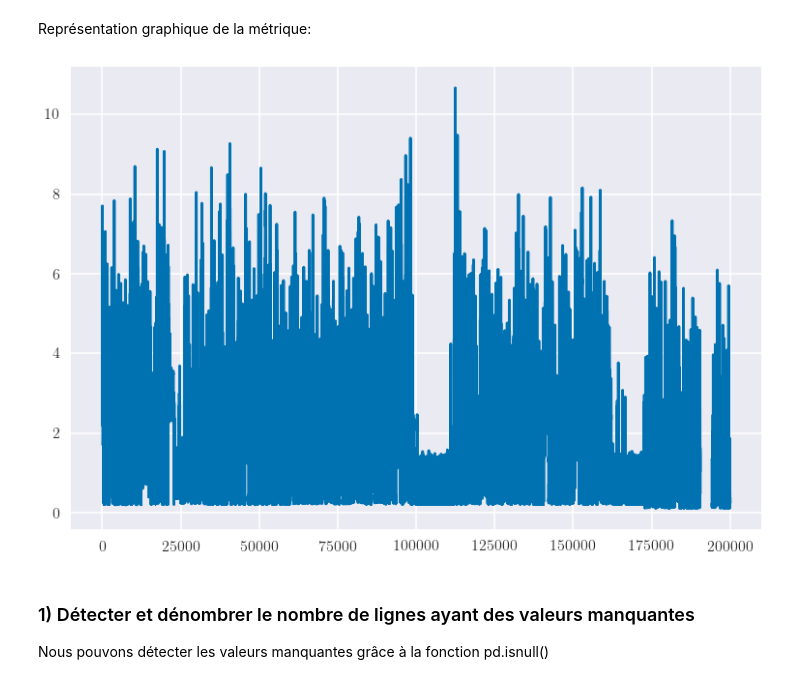
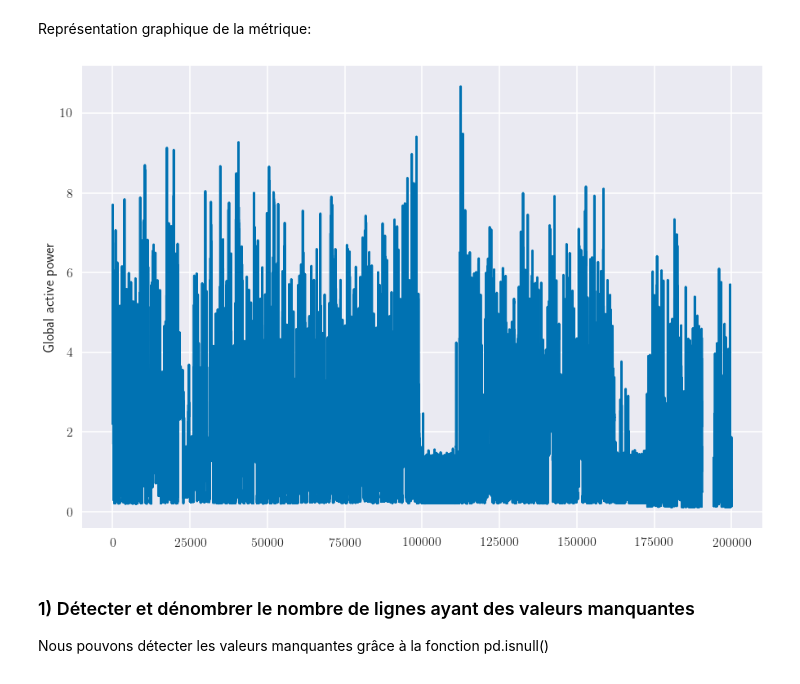
Before and after one commit to AntoineBarczewski/Telecom-MDI720, a Jupyter notebook: TP1/MDI720_TP1.ipynb, the cells around one changed output. Cells and saved outputs as stored; diff of their text form; code cells hidden in the pictures.

```diff
--- a/TP1/MDI720_TP1.ipynb
+++ b/TP1/MDI720_TP1.ipynb
@@ -35,10 +35,10 @@ rc('font', **{'family': 'sans-serif', 'sans-serif': ['Computer Modern Roman']})
 params = {'axes.labelsize': 12,
           'font.size': 12,
           'legend.fontsize': 12,
-          'xtick.labelsize': 10,
+          'xtick.labelsize': 8,
           'ytick.labelsize': 10,
           'text.usetex': True,
-          'figure.figsize': (8, 6)}
+          'figure.figsize': (16, 8)}
 plt.rcParams.update(params)
 
 sns.set_context("poster")
@@ -108,13 +108,16 @@ Représentation graphique de la métrique:
 # %%
 x = df.index
 y = df['Global_active_power']
 
 fig, ax = plt.subplots()
 
-ax.plot(x, y, zorder=10)
+ax.plot(x, y)
+ax.set_ylabel('Global active power')
+
+fig.tight_layout()
 plt.show()
 # %% [output]
-[figure, old version]
+[figure, new version]
 # %% [markdown]
 
 ### 1) Détecter et dénombrer le nombre de lignes ayant des valeurs manquantes
```
Also changed, not shown: parts of 36 cells of this notebook, 1 other file.
